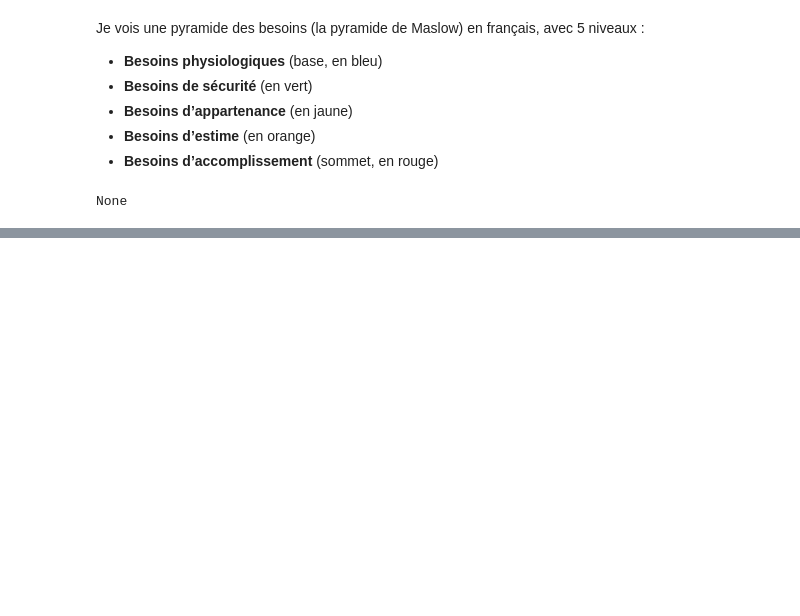
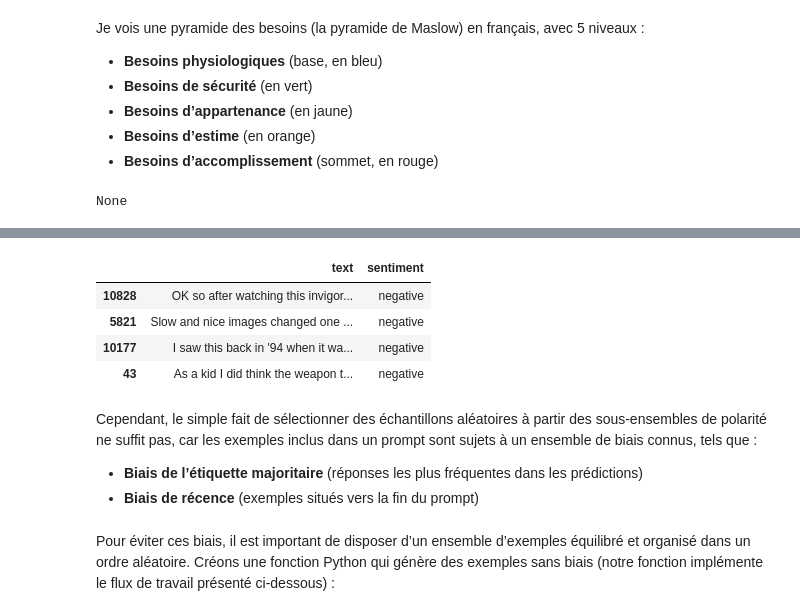
Before and after one commit to IksiBadreddine/SMA_PE, a Jupyter notebook: SMA.ipynb, the cells around one changed output, grey strips where cells are left out. Drawn from its saved outputs; the diff is of its cells as text; code cells hidden in the pictures; blank space fills up the shorter version.

```diff
--- a/SMA.ipynb
+++ b/SMA.ipynb
@@ -350,0 +576,14 @@ None
+# %%
+negative_examples
+# %% [output]
+|  | text | sentiment |
+| 10828 | OK so after watching this invigor... | negative |
+| 5821 | Slow and nice images changed one ... | negative |
+| 10177 | I saw this back in '94 when it wa... | negative |
+| 43 | As a kid I did think the weapon t... | negative |
+# %% [markdown]
+Cependant, le simple fait de sélectionner des échantillons aléatoires à partir des sous-ensembles de polarité ne suffit pas, car les exemples inclus dans un prompt sont sujets à un ensemble de biais connus, tels que :
+- **Biais de l’étiquette majoritaire** (réponses les plus fréquentes dans les prédictions)
+- **Biais de récence** (exemples situés vers la fin du prompt)
+# %% [markdown]
+Pour éviter ces biais, il est important de disposer d’un ensemble d’exemples équilibré et organisé dans un ordre aléatoire. Créons une fonction Python qui génère des exemples sans biais (notre fonction implémente le flux de travail présenté ci-dessous) :
```
Also changed, not shown: parts of 74 cells of this notebook, 2 other files.
